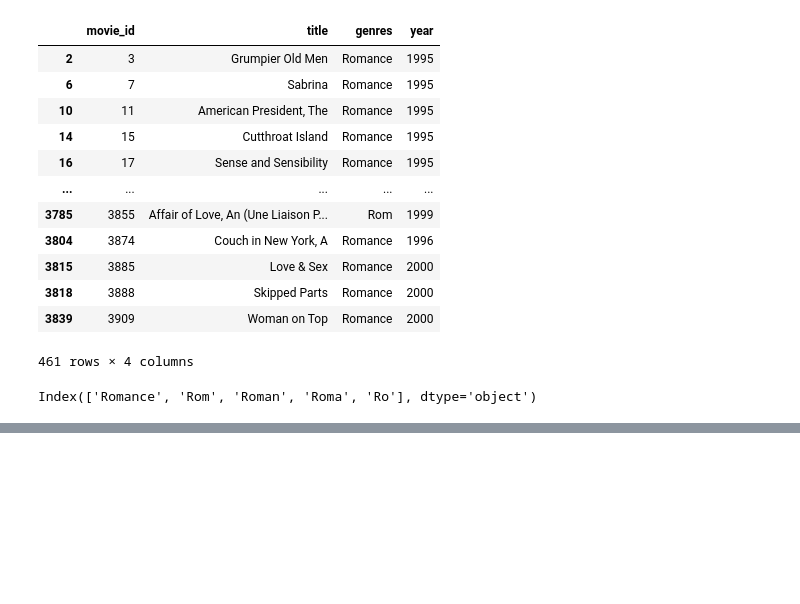
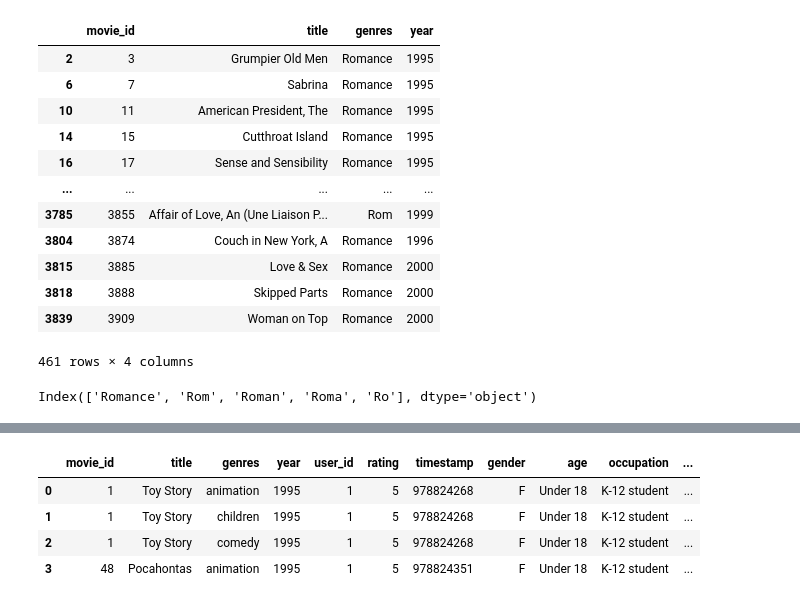
Before and after one commit to mahikshith/Zee-Recommender-System, a Jupyter notebook: Zee_recommender_system_mykee.ipynb, the cells around one changed output, grey strips where cells are left out. Drawn from its saved outputs; the diff is of its cells as text; code cells hidden in the pictures; blank space fills up the shorter version.

```diff
--- a/Zee_recommender_system_mykee.ipynb
+++ b/Zee_recommender_system_mykee.ipynb
@@ -317,0 +362,8 @@ Index(['Romance', 'Rom', 'Roman', 'Roma', 'Ro'], dtype='object')
+# %%
+mix_df.head(4)
+# %% [output]
+|  | movie_id | title | genres | year | user_id | rating | timestamp | gender | age | occupation | ... |
+| 0 | 1 | Toy Story | animation | 1995 | 1 | 5 | 978824268 | F | Under 18 | K-12 student | ... |
+| 1 | 1 | Toy Story | children | 1995 | 1 | 5 | 978824268 | F | Under 18 | K-12 student | ... |
+| 2 | 1 | Toy Story | comedy | 1995 | 1 | 5 | 978824268 | F | Under 18 | K-12 student | ... |
+| 3 | 48 | Pocahontas | animation | 1995 | 1 | 5 | 978824351 | F | Under 18 | K-12 student | ... |
```
Also changed, not shown: parts of 18 cells of this notebook.
